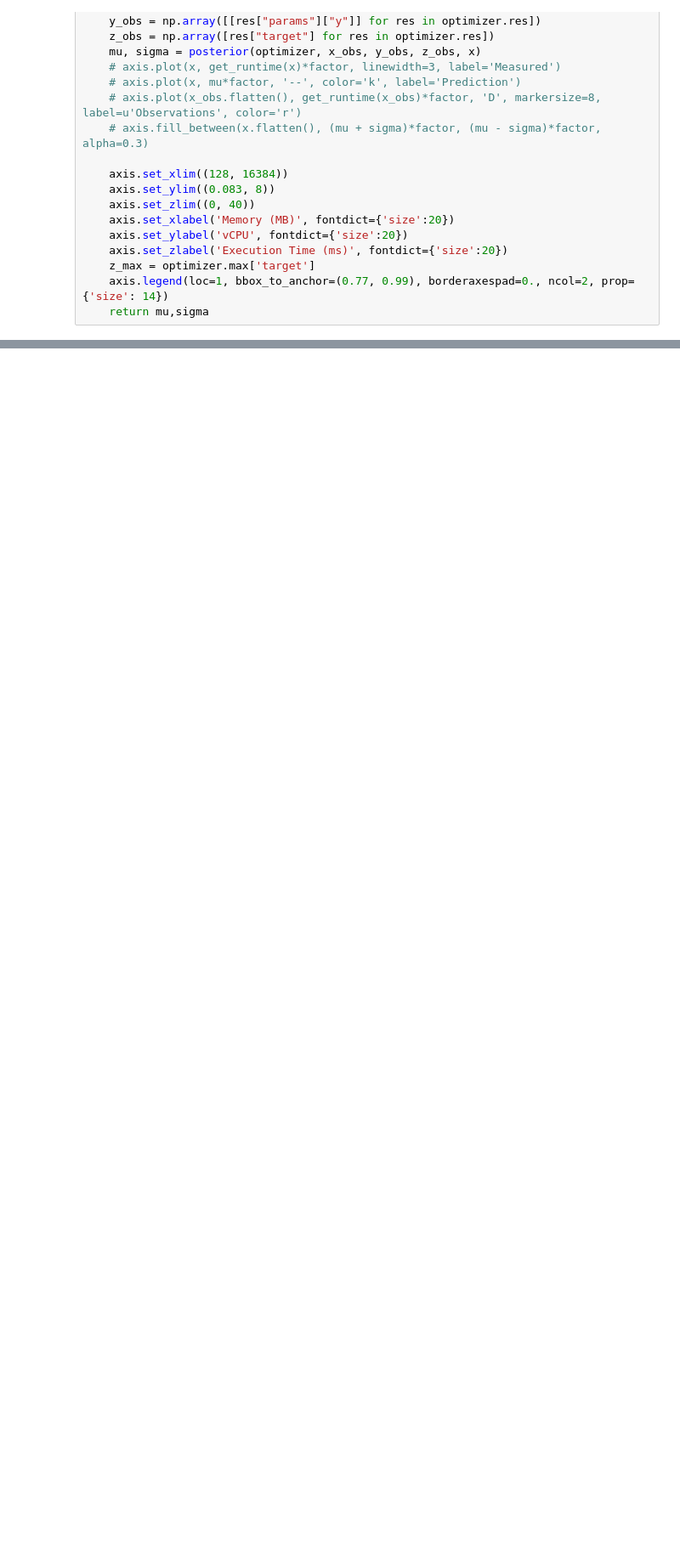
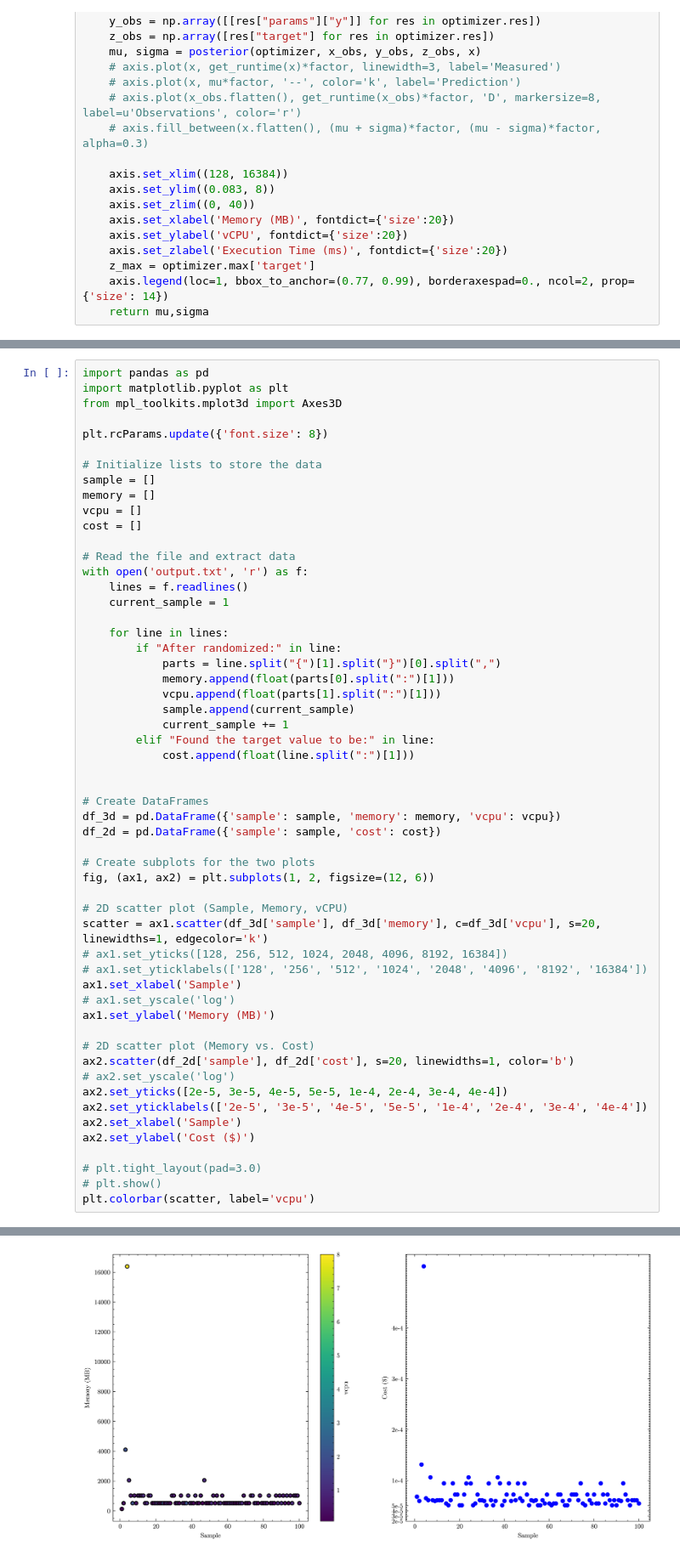
Before and after one commit to Existein/COSE-, a Jupyter notebook: COSE - BO.ipynb, the cells around one changed output, grey strips where cells are left out. Shown: that part at 85% size. Saved outputs shown, nothing was run; the diff lists cells and outputs as text; blank space fills up the shorter version.

```diff
--- a/COSE - BO.ipynb
+++ b/COSE - BO.ipynb
@@ -280,0 +288,56 @@ Samples so far: 82
+# %%
+import pandas as pd
+import matplotlib.pyplot as plt
+from mpl_toolkits.mplot3d import Axes3D
+
+plt.rcParams.update({'font.size': 8})
+
+# Initialize lists to store the data
+sample = []
+memory = []
+vcpu = []
+cost = []
+
+# Read the file and extract data
+with open('output.txt', 'r') as f:
+    lines = f.readlines()
+    current_sample = 1
+
+    for line in lines:
+        if "After randomized:" in line:
+            parts = line.split("{")[1].split("}")[0].split(",")
+            memory.append(float(parts[0].split(":")[1]))
+            vcpu.append(float(parts[1].split(":")[1]))
+            sample.append(current_sample)
+            current_sample += 1
+        elif "Found the target value to be:" in line:
+            cost.append(float(line.split(":")[1]))
+
+
+# Create DataFrames
+df_3d = pd.DataFrame({'sample': sample, 'memory': memory, 'vcpu': vcpu})
+df_2d = pd.DataFrame({'sample': sample, 'cost': cost})
+
+# Create subplots for the two plots
+fig, (ax1, ax2) = plt.subplots(1, 2, figsize=(12, 6))
+
+# 2D scatter plot (Sample, Memory, vCPU)
+scatter = ax1.scatter(df_3d['sample'], df_3d['memory'], c=df_3d['vcpu'], s=20, linewidths=1, edgecolor='k')
+# ax1.set_yticks([128, 256, 512, 1024, 2048, 4096, 8192, 16384])
+# ax1.set_yticklabels(['128', '256', '512', '1024', '2048', '4096', '8192', '16384'])
+ax1.set_xlabel('Sample')
+# ax1.set_yscale('log')
+ax1.set_ylabel('Memory (MB)')
+
+# 2D scatter plot (Memory vs. Cost)
+ax2.scatter(df_2d['sample'], df_2d['cost'], s=20, linewidths=1, color='b')
+# ax2.set_yscale('log')
+ax2.set_yticks([2e-5, 3e-5, 4e-5, 5e-5, 1e-4, 2e-4, 3e-4, 4e-4])
+ax2.set_yticklabels(['2e-5', '3e-5', '4e-5', '5e-5', '1e-4', '2e-4', '3e-4', '4e-4'])
+ax2.set_xlabel('Sample')
+ax2.set_ylabel('Cost ($)')
+
+# plt.tight_layout(pad=3.0)
+# plt.show()
+plt.colorbar(scatter, label='vcpu')
+# %% [output]
@@ -281,3 +345,4 @@ Samples so far: 82
+[figure, added]
 # %%
 ##plot grounth truth and prediction
 predicted_runtimes = mu*factor
```
Also changed, not shown: parts of 5 cells of this notebook, 9 other files.
